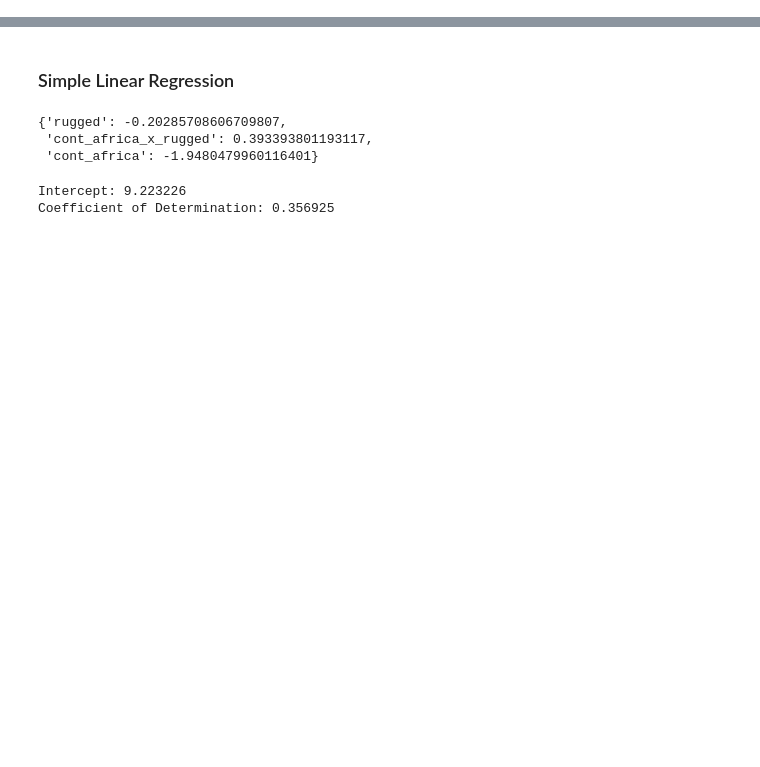
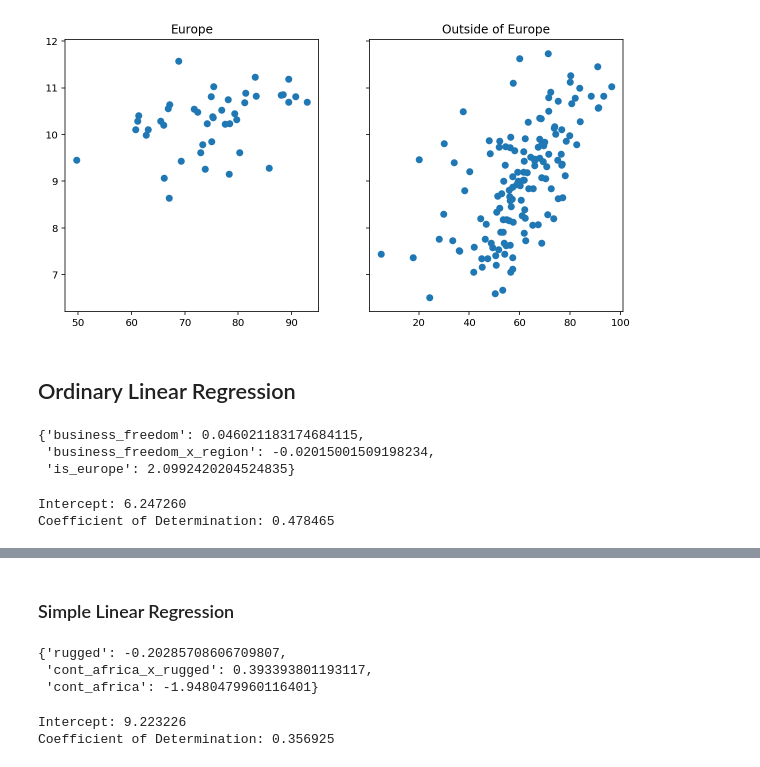
Before and after one commit to jramkiss/jramkiss.github.io, a Jupyter notebook: _posts/notebooks/regression_VS_bayesian_regression.ipynb, the cells around one changed output, grey strips where cells are left out. Cells and saved outputs as stored; diff of their text form; code cells hidden in the pictures; blank space fills up the shorter version.

Commit message:
added example about business freedom in europe

```diff
--- a/_posts/notebooks/regression_VS_bayesian_regression.ipynb
+++ b/_posts/notebooks/regression_VS_bayesian_regression.ipynb
@@ -19,0 +25,7 @@ from sklearn.linear_model import LinearRegression
+# %%
+data = pd.read_csv("/Users/jonny/Downloads/economic_freedom_index2019_data.csv",
+                   encoding='ISO-8859-1')[["Region", "Business Freedom", "GDP per Capita (PPP)"]]
+
+# drop null rows
+data = data.dropna(axis = 0, how = "any")
+data.head()
@@ -19,0 +39,14 @@ from sklearn.linear_model import LinearRegression
+# %%
+# GDP is a string, chnage it to int:
+data["gdppc"] = list(map(lambda x: int(x.strip('$').replace(',', "").split(' ')[0]), data["GDP per Capita (PPP)"]))
+data["log_gdppc"] = np.log(data["gdppc"])
+
+# add 2 new features:
+data["is_europe"] = data.Region == "Europe"
+data["is_europe"] = data.is_europe.astype(int)
+data["business_freedom_x_region"] = data.is_europe * data["Business Freedom"]
+
+# subset and rename the columns that we need
+df = data[["is_europe", "Business Freedom", "business_freedom_x_region", "log_gdppc"]].copy()
+df.columns = ["is_europe", "business_freedom", "business_freedom_x_region", "log_gdppc"]
+df.head()
@@ -19,0 +60,32 @@ from sklearn.linear_model import LinearRegression
+# %%
+inside_europe = df[df.is_europe == 1]
+outside_europe = df[df.is_europe == 0]
+
+x = "business_freedom"
+y = "log_gdppc"
+fig, ax = plt.subplots(nrows=1, ncols=2, figsize=(10, 5), sharey=True)
+ax[0].scatter(x = inside_europe[x], y = inside_europe[y])
+ax[0].set(title = "Europe")
+ax[1].scatter(x = outside_europe[x], y = outside_europe[y])
+ax[1].set(title = "Outside of Europe");
+# %% [output]
+[figure, added]
+# %% [markdown]
+## Ordinary Linear Regression
+# %%
+features = ["business_freedom", "business_freedom_x_region", "is_europe"]
+x = df[features]
+y = df["log_gdppc"]
+
+reg = LinearRegression()
+_ = reg.fit(x, y)
+
+coef = dict([i for i in zip(list(x.columns), reg.coef_)]); coef
+print("Intercept: %f" % reg.intercept_)
+print("Coefficient of Determination: %f" % reg.score(x, y))
+# %% [output]
+{'business_freedom': 0.046021183174684115,
+ 'business_freedom_x_region': -0.02015001509198234,
+ 'is_europe': 2.0992420204524835}
+Intercept: 6.247260
+Coefficient of Determination: 0.478465
```
Also changed, not shown: parts of 24 cells of this notebook.
